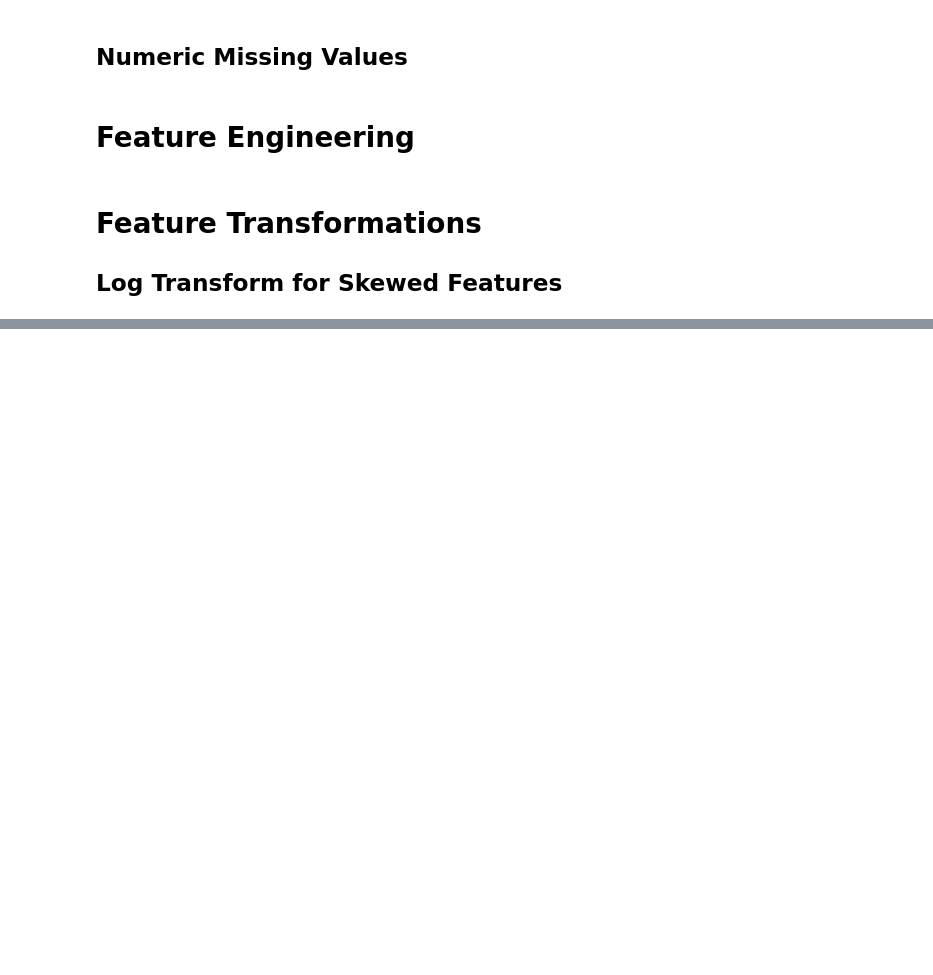
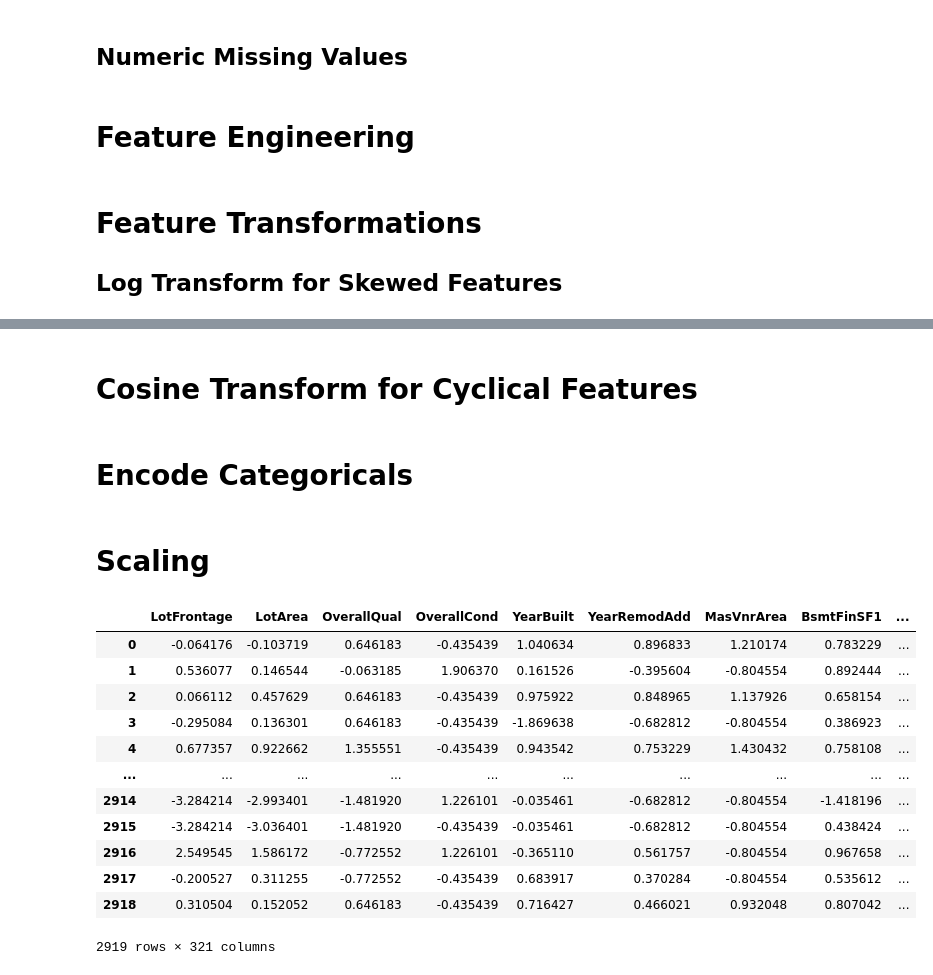
Before and after one commit to LinyiGuo96/Boston_House_Prices, a Jupyter notebook: Repeat_top_10.ipynb, the cells around one changed output, grey strips where cells are left out. Saved outputs shown, nothing was run; the diff lists cells and outputs as text; code cells hidden in the pictures; blank space fills up the shorter version.

```diff
--- a/Repeat_top_10.ipynb
+++ b/Repeat_top_10.ipynb
@@ -293,0 +280,2 @@ skew_df = pd.DataFrame(data5.select_dtypes(np.number).columns, columns=['Feature
+# %% [markdown]
+# Cosine Transform for Cyclical Features
@@ -293,0 +284,31 @@ skew_df = pd.DataFrame(data5.select_dtypes(np.number).columns, columns=['Feature
+# %%
+data6 = data5.copy()
+# %% [markdown]
+# Encode Categoricals
+# %%
+data6 = pd.get_dummies(data6)
+# %%
+data7 = data6.copy()
+# %% [markdown]
+# Scaling
+# %%
+scaler = StandardScaler()
+scaler.fit(data7)
+
+data7 = pd.DataFrame(scaler.transform(data7), index=data7.index, columns=data7.columns)
+# %%
+data7
+# %% [output]
+|  | LotFrontage | LotArea | OverallQual | OverallCond | YearBuilt | YearRemodAdd | MasVnrArea | BsmtFinSF1 | ... |
+| 0 | -0.064176 | -0.103719 | 0.646183 | -0.435439 | 1.040634 | 0.896833 | 1.210174 | 0.783229 | ... |
+| 1 | 0.536077 | 0.146544 | -0.063185 | 1.906370 | 0.161526 | -0.395604 | -0.804554 | 0.892444 | ... |
+| 2 | 0.066112 | 0.457629 | 0.646183 | -0.435439 | 0.975922 | 0.848965 | 1.137926 | 0.658154 | ... |
+| 3 | -0.295084 | 0.136301 | 0.646183 | -0.435439 | -1.869638 | -0.682812 | -0.804554 | 0.386923 | ... |
+| 4 | 0.677357 | 0.922662 | 1.355551 | -0.435439 | 0.943542 | 0.753229 | 1.430432 | 0.758108 | ... |
+| ... | ... | ... | ... | ... | ... | ... | ... | ... | ... |
+| 2914 | -3.284214 | -2.993401 | -1.481920 | 1.226101 | -0.035461 | -0.682812 | -0.804554 | -1.418196 | ... |
+| 2915 | -3.284214 | -3.036401 | -1.481920 | -0.435439 | -0.035461 | -0.682812 | -0.804554 | 0.438424 | ... |
+| 2916 | 2.549545 | 1.586172 | -0.772552 | 1.226101 | -0.365110 | 0.561757 | -0.804554 | 0.967658 | ... |
+| 2917 | -0.200527 | 0.311255 | -0.772552 | -0.435439 | 0.683917 | 0.370284 | -0.804554 | 0.535612 | ... |
+| 2918 | 0.310504 | 0.152052 | 0.646183 | -0.435439 | 0.716427 | 0.466021 | 0.932048 | 0.807042 | ... |
+2919 rows × 321 columns
```
Also changed, not shown: parts of 15 cells of this notebook.
